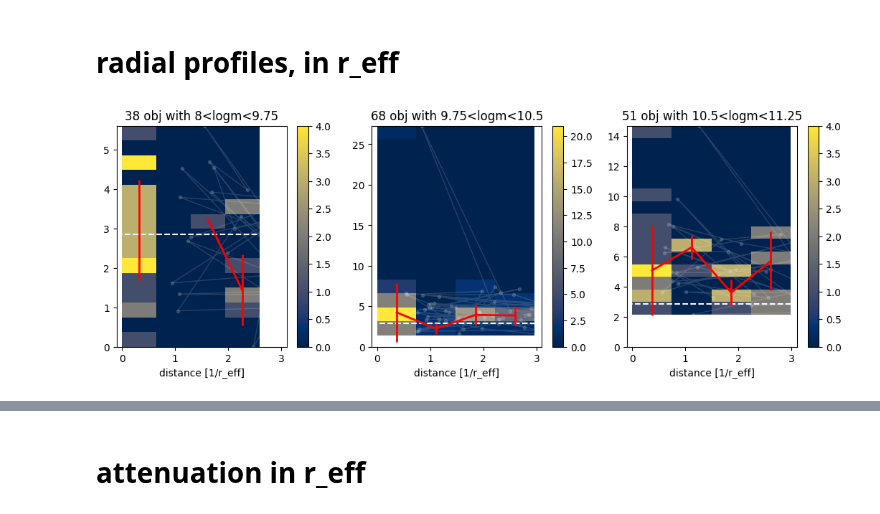
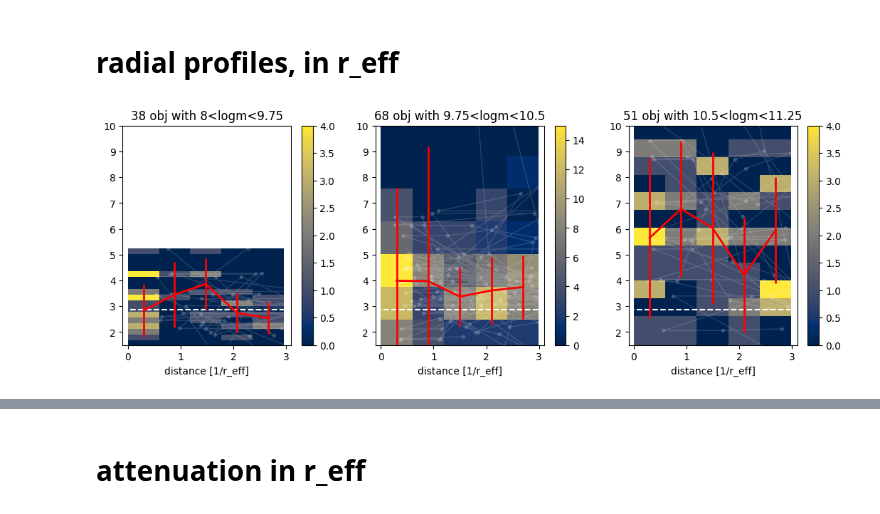
Before and after one commit to 2003cy/Balmer-Decrement-CLEAR, a Jupyter notebook: 6_binning.ipynb, the cells around one changed output, grey strips where cells are left out. Cells and saved outputs as stored; diff of their text form; code cells hidden in the pictures.

```diff
--- a/6_binning.ipynb
+++ b/6_binning.ipynb
@@ -22,6 +22,11 @@ obj_lis['bin_z'] = binning_z
 obj_lis.write('obj_lis_selected_bins.fits',overwrite=True)
 select = np.logical_and(np.logical_and(obj_lis['tag']!='agn',obj_lis['manual_select']=='keep'),obj_lis['mass']>0)
 
+def bin_center(r_lis):
+    diff = np.diff(r_lis)  # Calculate differences between consecutive elements
+    diff = diff[diff > 0]  # Keep only positive differences
+    return r_lis + np.mean(diff) / 2  # Return r_lis plus half the mean of the differences
+
 print(len(obj_lis))
 print(len(obj_lis[select]))
 obj_lis_sel = obj_lis[select]
@@ -100,7 +107,7 @@ for i in range(len(bins_m) - 1):
     if i == 0:
         plt.ylabel(r'$H\alpha$ / $H\beta$')
     # Radius binning and taking medians
-    bin_edges = np.linspace(np.min(r_lis[mask]), np.max(r_lis[mask]), num=5)  # Calculate bin edges
+    bin_edges = np.linspace(np.min(r_lis[mask]), np.max(r_lis[mask]), num=9)  # Calculate bin edges
     bin_indices = np.digitize(r_lis[mask], bin_edges)  # Assign r_lis values to bins
     median_values = [np.median(balmer_lis[mask][bin_indices == j]) for j in range(1, len(bin_edges))]  # Calculate median values for each bin
     std_values = [np.std(balmer_lis[mask][bin_indices == j]) for j in range(1, len(bin_edges))]  # Calculate standard deviation for each bin
@@ -228,34 +299,34 @@ for i in range(len(bins_m) - 1):
             # Convert actual radius to effective radius
             r = r / obj['re']
             r_bins_center = np.append(r_bins_center,bin_center(r))
             r_lis = np.append(r_lis, r)
             A_lis = np.append(A_lis, balmer_r)
 
             distances_obj, balmer_pix, balmer_pix_err = np.vstack(find_data('PIX_RAD_PROFILE', hdu)[1].data).transpose()
             r_pix_lis = np.append(r_pix_lis, distances_obj)
             balmer_pix_lis = np.append(balmer_pix_lis, balmer_pix)
 
 
     # Mask
     mask = np.logical_and(r_lis < 3, np.isfinite(A_lis))
-    plt.hist2d(r_lis[mask], A_lis[mask], bins=(4, 15), cmap='cividis')
+    plt.hist2d(r_lis[mask], A_lis[mask], bins=(5, 20), cmap='cividis')
     plt.plot(r_bins_center[mask], A_lis[mask], linewidth=1, marker='.', color='white', alpha=0.15)
     plt.xlim(-0.1,3.1);plt.ylim(0)
     plt.title(f'{len(obj_lis[binning_m == i + 1])} obj with {bin_label_m[i]}')
     plt.xlabel('distance [1/r_eff]')
     plt.axhline(2.86, 0, 7, linestyle='--', color='white')
     plt.colorbar()
 
     # Bin the radius and calculate the median of each binned radius
-    bin_edges = np.linspace(np.min(r_lis[mask]), np.max(r_lis[mask]), num=5)
+    bin_edges = np.linspace(np.min(r_lis[mask]), np.max(r_lis[mask]), num=6)
     bin_indices = np.digitize(r_lis[mask], bin_edges)
     median_values = [np.median(A_lis[mask][bin_indices == j]) for j in range(1, len(bin_edges))]
     std_values    = [np.std(A_lis[mask][bin_indices == j]) for j in range(1, len(bin_edges))]
 
     # Plot the median line
     bin_centers = (bin_edges[:-1] + bin_edges[1:]) / 2
     plt.errorbar(bin_centers, median_values,yerr= std_values,fmt='r-', linewidth=2)
-
+    plt.ylim(1.5,10)
 plt.show()
 # %% [output]
-[figure, old version]
+[figure, new version]
```
Also changed, not shown: parts of 13 cells of this notebook, 13 other files.
